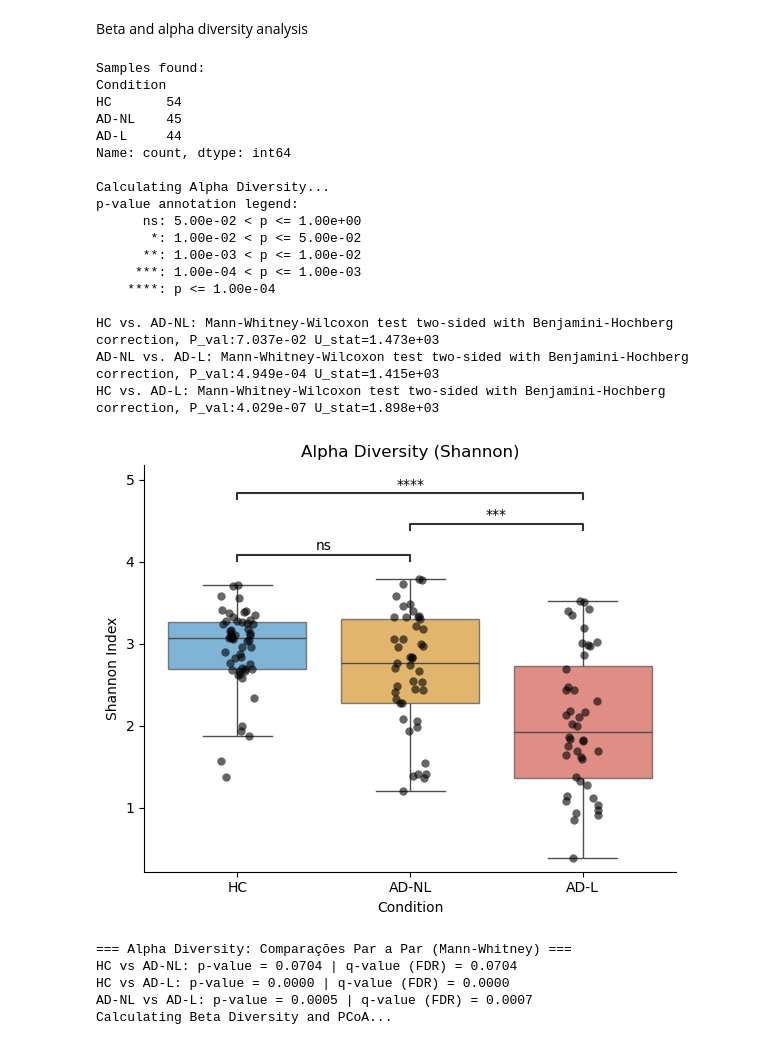
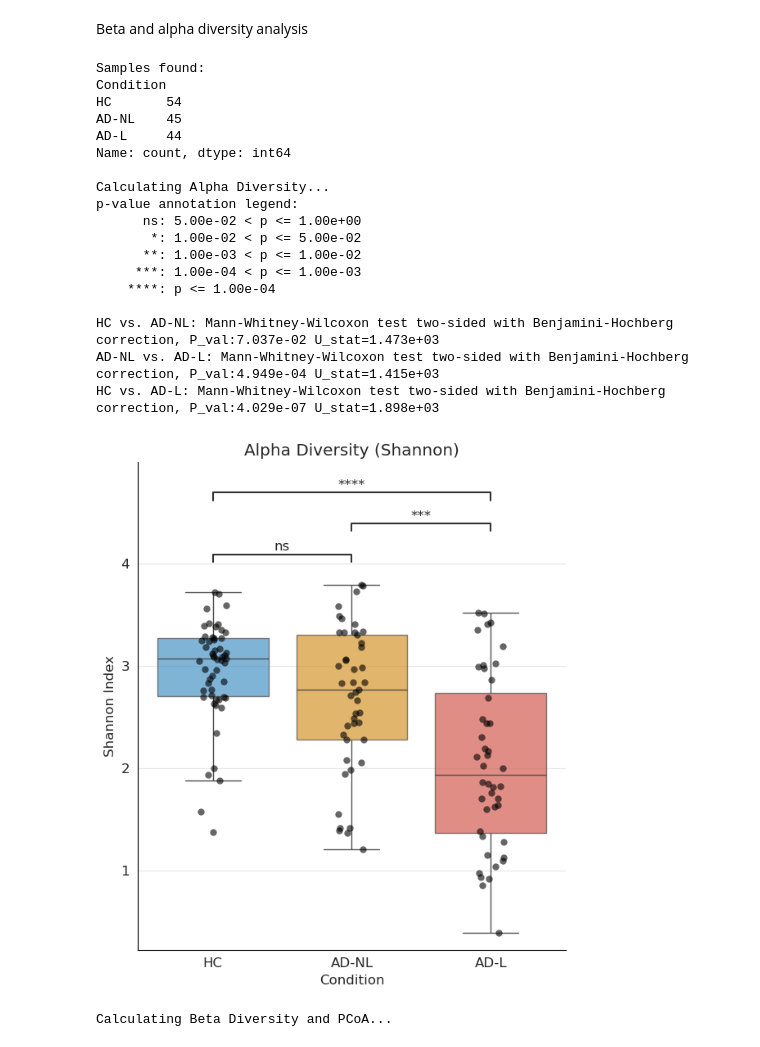
Before and after one commit to Marcosv21/Sialic_Acid_Cross-Feeding-Staphylococcus_aureus_and_Commensals_in_Atopic_Dermatitis., a Jupyter notebook: statistical_analysis/plots_doc_simple.ipynb, the cells around one changed output. Cells and saved outputs as stored; diff of their text form; code cells hidden in the pictures.

```diff
--- a/statistical_analysis/plots_doc_simple.ipynb
+++ b/statistical_analysis/plots_doc_simple.ipynb
@@ -1016,7 +1059,7 @@ from statannotations.Annotator import Annotator
 # 1. LOAD AND PREPARE DATA
 # ==============================================================================
 
-# Lendo o novo arquivo especificado
+# Caminho original restaurado
 path = "/home/marcos/PRJEB59406/table/mag_abundance/mag_abundance_all.tsv"
 
 # Load data, clean column names, and transpose (samples as rows, MAGs as columns)
@@ -1052,31 +1095,20 @@ ordem_grupos = ['HC', 'AD-NL', 'AD-L']
 # ==============================================================================
 print("Calculating Alpha Diversity...")
 
-# Calculate Shannon index and add it to the metadata dataframe
 meta['Shannon'] = alpha_diversity('shannon', df.values, ids=df.index)
 
-# Statistics: Kruskal-Wallis test (para 3 grupos)
-hc = meta[meta['Condition'] == 'HC']['Shannon']
-ad_nl = meta[meta['Condition'] == 'AD-NL']['Shannon']
-ad_l = meta[meta['Condition'] == 'AD-L']['Shannon']
-_, p_val = kruskal(hc, ad_nl, ad_l)
+# Plot (Ajustado tamanho para acomodar as chaves)
+fig, ax = plt.subplots(figsize=(6, 7))
 
-# Plot
-fig, ax = plt.subplots(figsize=(6, 5))
 sns.boxplot(data=meta, x='Condition', y='Shannon', hue='Condition', palette=colors,
             order=ordem_grupos, hue_order=ordem_grupos,
             legend=False, showfliers=False, boxprops={'alpha': 0.7}, ax=ax)
 sns.stripplot(data=meta, x='Condition', y='Shannon', color='black',
-              order=ordem_grupos,
-              alpha=0.6, jitter=True, size=6, ax=ax)
+              order=ordem_grupos, alpha=0.6, jitter=True, size=6, ax=ax)
 
-# Definir quais pares queremos comparar no gráfico
+# Adicionar as chaves de significância estatística
 pares = [("HC", "AD-NL"), ("HC", "AD-L"), ("AD-NL", "AD-L")]
-
 annotator = Annotator(ax, pares, data=meta, x='Condition', y='Shannon', order=ordem_grupos)
-
-# Configurar para calcular Mann-Whitney com correção FDR
-# text_format='star' transforma os p-values em asteriscos automaticamente
 annotator.configure(test='Mann-Whitney', text_format='star', loc='inside', comparisons_correction='fdr_bh')
 annotator.apply_and_annotate()
 
@@ -1084,106 +1116,87 @@ ax.set(title="Alpha Diversity (Shannon)", xlabel="Condition", ylabel="Shannon In
 sns.despine()
 plt.tight_layout()
 
-plt.savefig("/home/marcos/Imagens/Resultados in silico/Individuais/Alpha_Diversity_PRJEB59406.png", dpi=300)
+# Caminho de saída original restaurado
+plt.savefig("/home/marcos/Imagens/Resultados in silico/Individuais/Diversidade_Alfa_CoverM_PRJEB59406.png", dpi=300)
 plt.show()
-
-print("\n=== Alpha Diversity: Comparações Par a Par (Mann-Whitney) ===")
-pares = list(itertools.combinations(ordem_grupos, 2))
-p_valores_alfa = []
-
-for g1, g2 in pares:
-    val1 = meta[meta['Condition'] == g1]['Shannon']
-    val2 = meta[meta['Condition'] == g2]['Shannon']
-    _, p = mannwhitneyu(val1, val2, alternative='two-sided')
-    p_valores_alfa.append(p)
-
-# Correção FDR (Benjamini-Hochberg)
-_, p_adj_alfa, _, _ = multipletests(p_valores_alfa, method='fdr_bh')
-
-for (g1, g2), p, padj in zip(pares, p_valores_alfa, p_adj_alfa):
-    print(f"{g1} vs {g2}: p-value = {p:.4f} | q-value (FDR) = {padj:.4f}")
 
 # ==============================================================================
 # 3. BETA DIVERSITY & PCoA (Bray-Curtis)
 # ==============================================================================
-print("Calculating Beta Diversity and PCoA...")
+print("\nCalculating Beta Diversity and PCoA...")
 
-# Convert to relative abundance
 rel_abund = df.div(df.sum(axis=1), axis=0)
-
-# Calculate Bray-Curtis distance matrix and run PCoA
 bc_dm = beta_diversity("braycurtis", rel_abund.values, ids=rel_abund.index)
 pcoa_res = pcoa(bc_dm)
 
-# Extract coordinates and explained variance
 pcoa_df = pcoa_res.samples[['PC1', 'PC2']].assign(Condition=meta['Condition'])
 pc1_var, pc2_var = pcoa_res.proportion_explained[['PC1', 'PC2']] * 100
 
-# Plot
+# Plot do PCoA com Elipses de Densidade
 fig, ax = plt.subplots(figsize=(7, 5))
+
+# 1. Adiciona as linhas de contorno (elipses) no fundo para agrupar visualmente
+sns.kdeplot(data=pcoa_df, x='PC1', y='PC2', hue='Condition', palette=colors,
+            hue_order=ordem_grupos, alpha=0.3, levels=4, warn_singular=False, ax=ax)
+
+# 2. Desenha os pontos por cima
 sns.scatterplot(data=pcoa_df, x='PC1', y='PC2', hue='Condition', palette=colors,
-                hue_order=ordem_grupos,
-                s=100, alpha=0.8, edgecolor='black', ax=ax)
+                hue_order=ordem_grupos, s=100, alpha=0.9, edgecolor='black', ax=ax)
 
 ax.set(title="PCoA - Bray-Curtis Distance", xlabel=f"PC1 ({pc1_var:.1f}%)", ylabel=f"PC2 ({pc2_var:.1f}%)")
-ax.legend(title="Condition", frameon=True)
+
+# Limpar legenda duplicada gerada pelo kdeplot
+handles, labels = ax.get_legend_handles_labels()
+ax.legend(handles=handles[:len(ordem_grupos)], labels=labels[:len(ordem_grupos)], title="Condition", frameon=True)
+
 sns.despine()
 plt.tight_layout()
 
-plt.savefig("/home/marcos/Imagens/Resultados in silico/Individuais/Beta_Diversity_PCoA_PRJEB59406.png", dpi=300)
+# Caminho de saída original restaurado
+plt.savefig("/home/marcos/Imagens/Resultados in silico/Individuais/Diversidade_Beta_PCoA_CoverM_PRJEB59406.png", dpi=300)
 plt.show()
 
 # ==============================================================================
 # 4. PERMANOVA STATISTICS
 # ==============================================================================
 print("\nRunning PERMANOVA Global (999 permutations)...")
-
-# PERMANOVA Global
 permanova_res = permanova(bc_dm, meta, column='Condition', permutations=999)
 print("\n=== Resultado da PERMANOVA Global ===")
 print(permanova_res)
 
-# --- NOVA PARTE: ESTATÍSTICA PAR A PAR (BETA) ---
 print("\n=== Beta Diversity: Comparações Par a Par (PERMANOVA) ===")
 p_valores_beta = []
 
 for g1, g2 in pares:
-    # Filtrar apenas as amostras dos dois grupos analisados
     mask = meta['Condition'].isin([g1, g2])
     meta_par = meta[mask]
     dm_par = bc_dm.filter(meta_par.index)
 
-    # PERMANOVA do par
     res_par = permanova(dm_par, meta_par, column='Condition', permutations=999)
     p_valores_beta.append(res_par['p-value'])
 
-# Correção FDR (Benjamini-Hochberg)
 _, p_adj_beta, _, _ = multipletests(p_valores_beta, method='fdr_bh')
 
 for (g1, g2), p, padj in zip(pares, p_valores_beta, p_adj_beta):
     print(f"{g1} vs {g2}: p-value = {p:.4f} | q-value (FDR) = {padj:.4f}")
 # %% [output]
 Samples found:
 Condition
 HC       54
 AD-NL    45
 AD-L     44
 Name: count, dtype: int64
 
 Calculating Alpha Diversity...
 p-value annotation legend:
       ns: 5.00e-02 < p <= 1.00e+00
        *: 1.00e-02 < p <= 5.00e-02
       **: 1.00e-03 < p <= 1.00e-02
      ***: 1.00e-04 < p <= 1.00e-03
     ****: p <= 1.00e-04
 
 HC vs. AD-NL: Mann-Whitney-Wilcoxon test two-sided with Benjamini-Hochberg correction, P_val:7.037e-02 U_stat=1.473e+03
 AD-NL vs. AD-L: Mann-Whitney-Wilcoxon test two-sided with Benjamini-Hochberg correction, P_val:4.949e-04 U_stat=1.415e+03
 HC vs. AD-L: Mann-Whitney-Wilcoxon test two-sided with Benjamini-Hochberg correction, P_val:4.029e-07 U_stat=1.898e+03
-[figure, old version]
+[figure, new version]
-=== Alpha Diversity: Comparações Par a Par (Mann-Whitney) ===
-HC vs AD-NL: p-value = 0.0704 | q-value (FDR) = 0.0704
-HC vs AD-L: p-value = 0.0000 | q-value (FDR) = 0.0000
-AD-NL vs AD-L: p-value = 0.0005 | q-value (FDR) = 0.0007
 Calculating Beta Diversity and PCoA...
```
Also changed, not shown: parts of 4 cells of this notebook.
